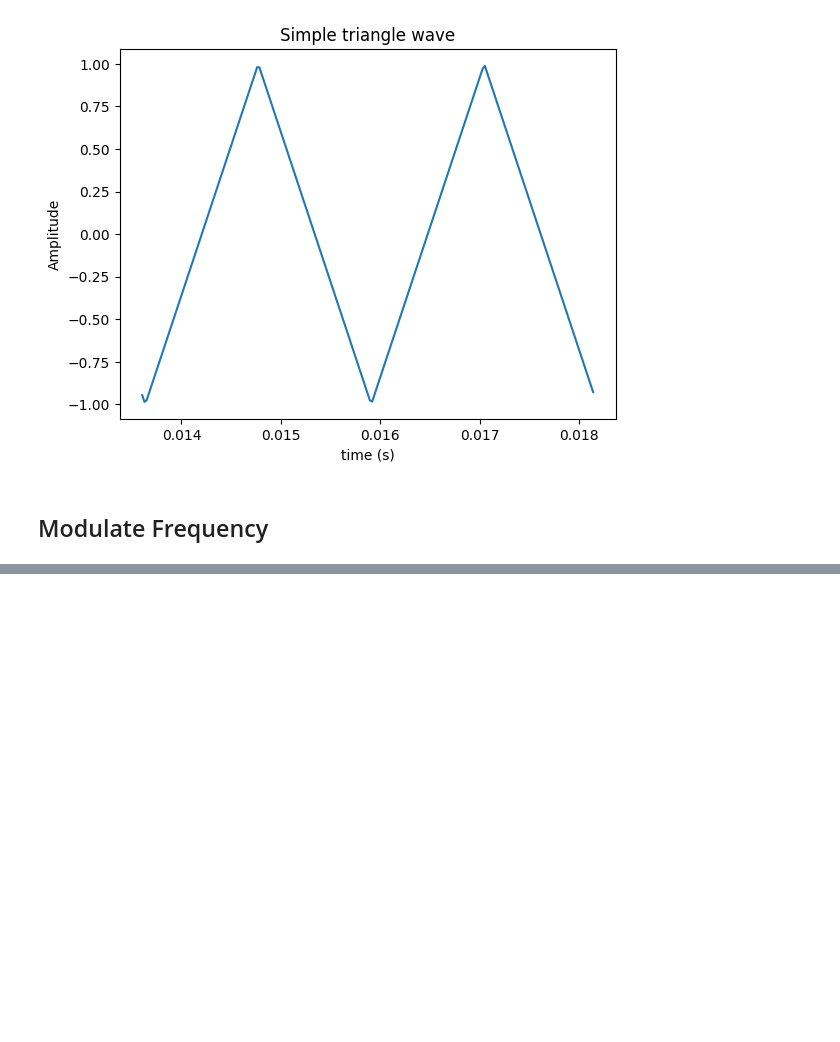
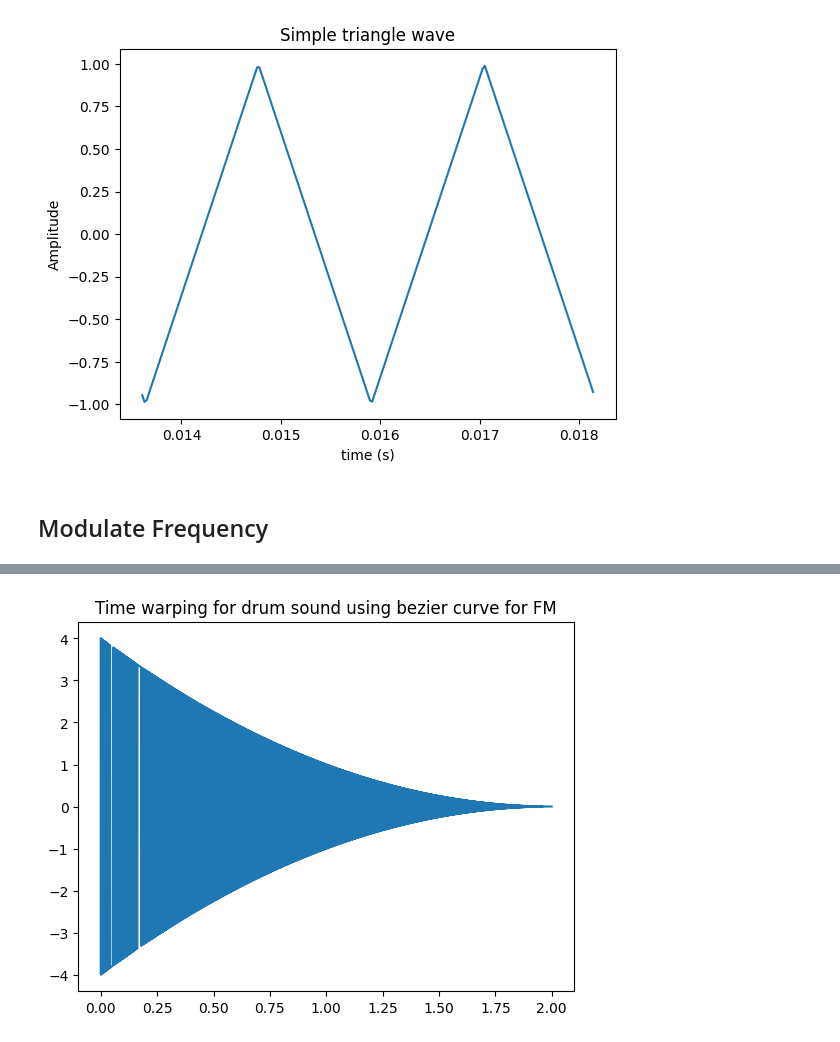
Before and after one commit to Minigrim0/rustic, a Jupyter notebook: dev/Drum.ipynb, the cells around one changed output, grey strips where cells are left out. Cells and saved outputs as stored; diff of their text form; code cells hidden in the pictures; blank space fills up the shorter version.

```diff
--- a/dev/Drum.ipynb
+++ b/dev/Drum.ipynb
@@ -36,0 +62,17 @@ plt.show()
+# %%
+generator = Generator(2, shape="square")
+
+values = []
+
+# Warp time to 0.5 after 0.3 seconds then beck to 1 after 0.3 seconds
+for x in range(int(DURATION * SAMPLE_RATE)):
+    actual_time = x / SAMPLE_RATE
+    warp = freq_modulation(actual_time)
+    value = generator.tick(1 / SAMPLE_RATE, warp=warp) * ampl_modulation(actual_time)
+    values.append(value)
+# %%
+plt.plot(time_scale(DURATION * SAMPLE_RATE, sample_rate=SAMPLE_RATE), values)
+plt.title("Time warping for drum sound using bezier curve for FM")
+plt.show()
+# %% [output]
+[figure, added]
```
Also changed, not shown: parts of 5 cells of this notebook, 9 other files.
